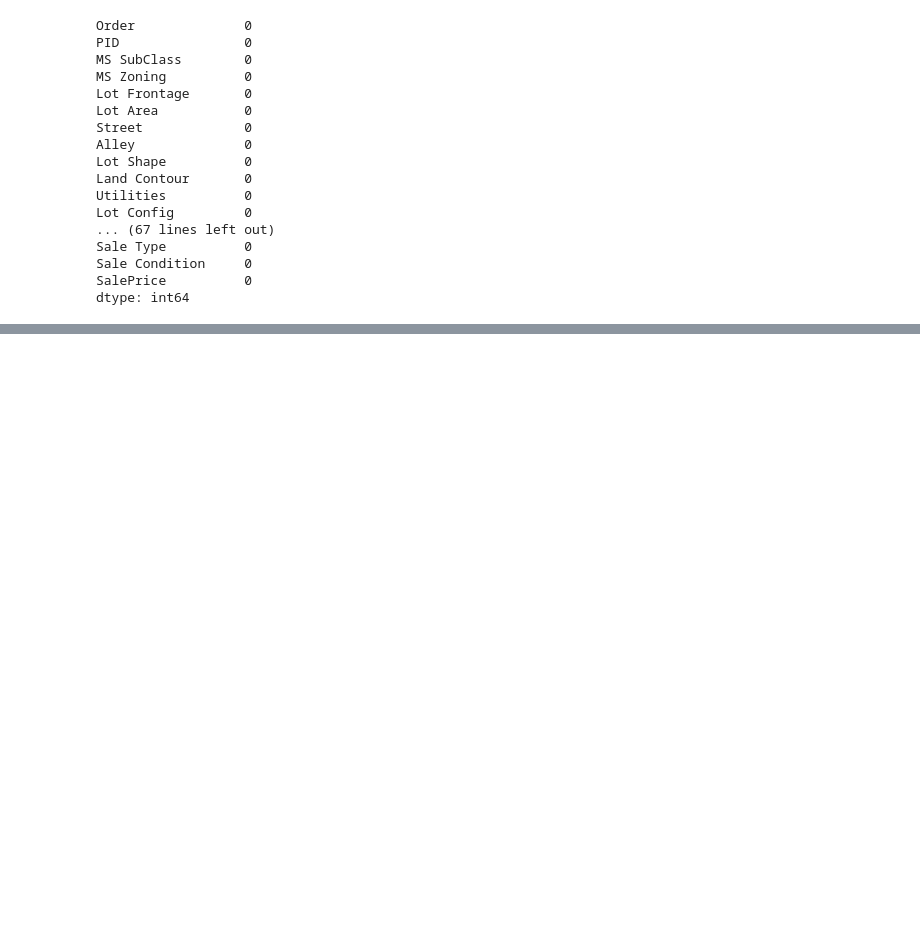
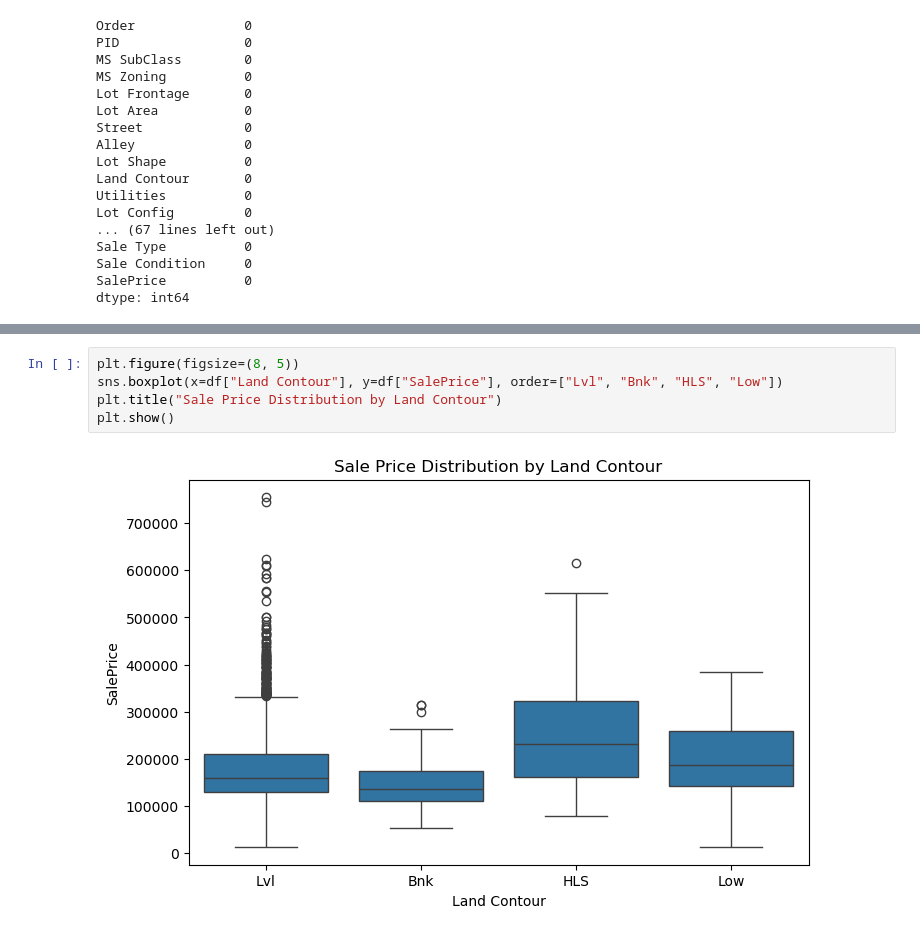
Before and after one commit to Sandeep20013/AI-Learning-Tracking, a Jupyter notebook: Projects/Ames Housing Prediction/Ames Housing Price Prediction.ipynb, the cells around one changed output, grey strips where cells are left out. Cells and saved outputs as stored; diff of their text form; blank space fills up the shorter version.

```diff
--- a/Projects/Ames Housing Prediction/Ames Housing Price Prediction.ipynb
+++ b/Projects/Ames Housing Prediction/Ames Housing Price Prediction.ipynb
@@ -385,0 +443,7 @@ dtype: int64
+# %%
+plt.figure(figsize=(8, 5))
+sns.boxplot(x=df["Land Contour"], y=df["SalePrice"], order=["Lvl", "Bnk", "HLS", "Low"])
+plt.title("Sale Price Distribution by Land Contour")
+plt.show()
+# %% [output]
+[figure, added]
```
Also changed, not shown: parts of 14 cells of this notebook.
